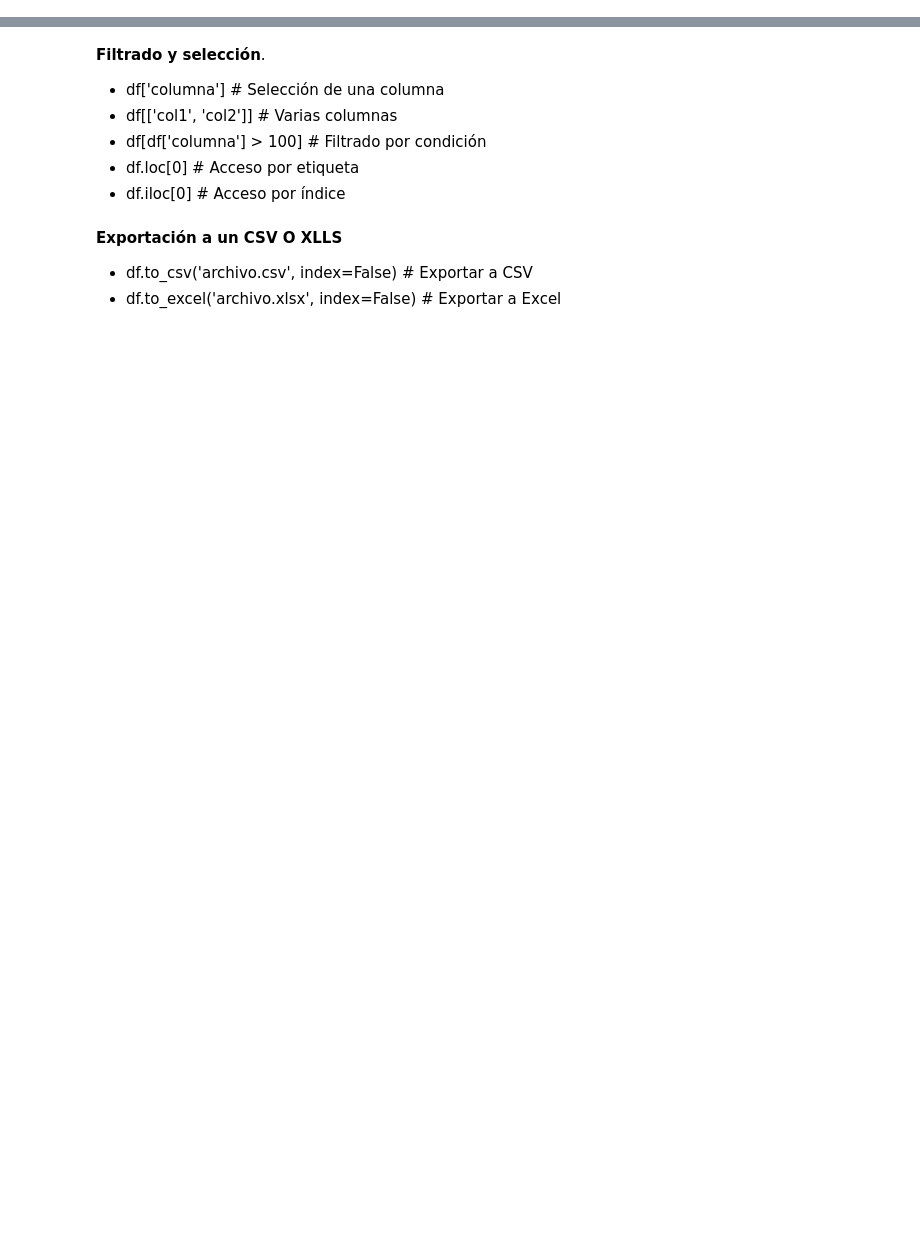
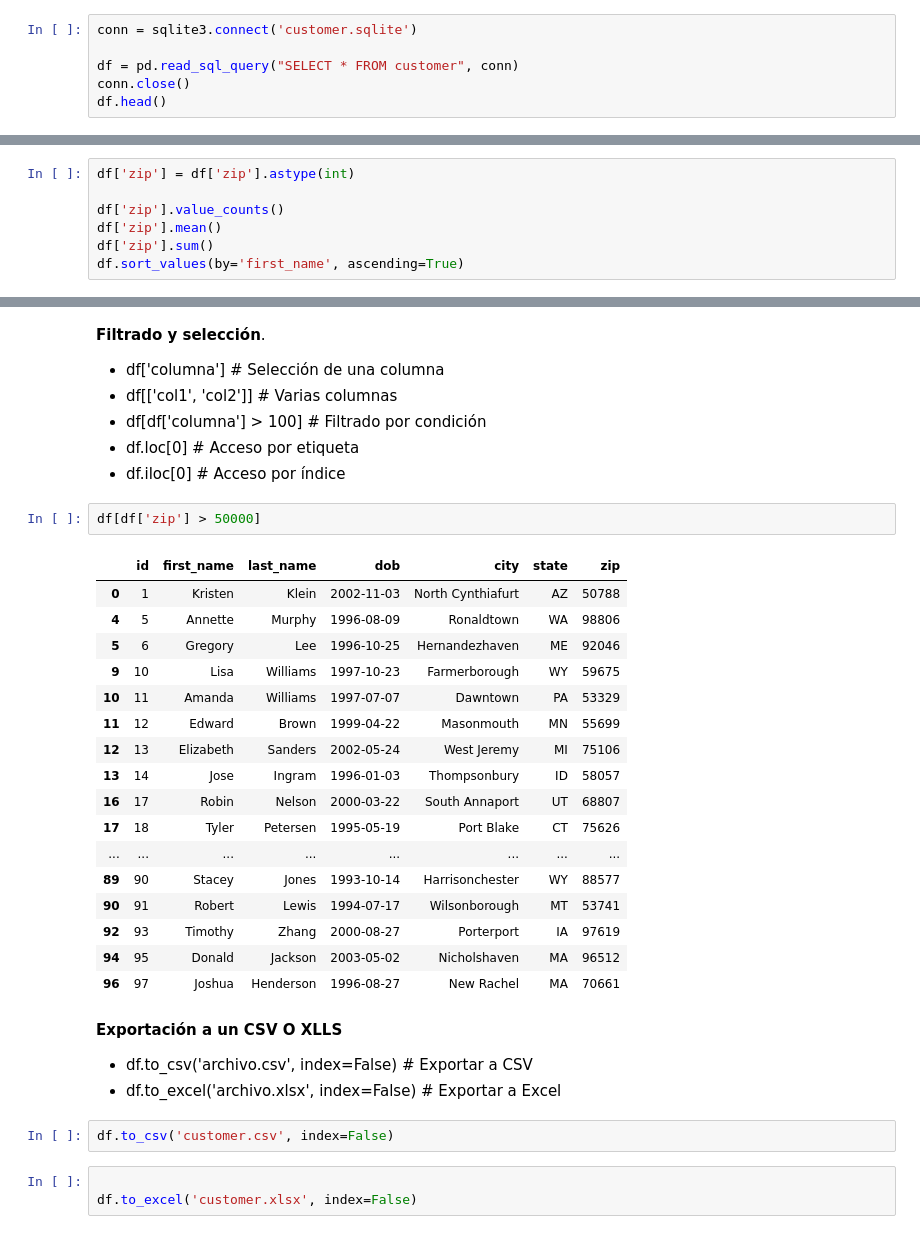
Before and after one commit to sr-roboto/introduccion_pandas, a Jupyter notebook: index.ipynb, the cells around one changed output, grey strips where cells are left out. Drawn from its saved outputs; the diff is of its cells as text; blank space fills up the shorter version.

```diff
--- a/index.ipynb
+++ b/index.ipynb
@@ -20,2 +41,8 @@ Ahora que ya tenemos nuestro datasets, vamos a utilizar pandas para leer nuestro
 # %% [markdown]
 Ahora utilizaremos el metodo `pd.read_sql_query()` para leer el datasets y lo guardaremos en una variable llamada df(DataFrame)
+# %%
+conn = sqlite3.connect('customer.sqlite')
+
+df = pd.read_sql_query("SELECT * FROM customer", conn)
+conn.close()
+df.head()
@@ -78,3 +186,10 @@ Al aplicar df.describe() a un DataFrame, obtendrás una tabla resumen que incluy
 * df['columna'].mean()             # Media
 * df['columna'].sum()              # Suma
 * df.sort_values('columna')        # Ordenar por columna
+# %%
+df['zip'] = df['zip'].astype(int)
+
+df['zip'].value_counts()
+df['zip'].mean()
+df['zip'].sum()
+df.sort_values(by='first_name', ascending=True)
@@ -85,9 +214,34 @@ Al aplicar df.describe() a un DataFrame, obtendrás una tabla resumen que incluy
 * df[df['columna'] > 100]           # Filtrado por condición
 * df.loc[0]                         # Acceso por etiqueta
 * df.iloc[0]                        # Acceso por índice
+# %%
+df[df['zip'] > 50000]
+# %% [output]
+|  | id | first_name | last_name | dob | city | state | zip |
+| 0 | 1 | Kristen | Klein | 2002-11-03 | North Cynthiafurt | AZ | 50788 |
+| 4 | 5 | Annette | Murphy | 1996-08-09 | Ronaldtown | WA | 98806 |
+| 5 | 6 | Gregory | Lee | 1996-10-25 | Hernandezhaven | ME | 92046 |
+| 9 | 10 | Lisa | Williams | 1997-10-23 | Farmerborough | WY | 59675 |
+| 10 | 11 | Amanda | Williams | 1997-07-07 | Dawntown | PA | 53329 |
+| 11 | 12 | Edward | Brown | 1999-04-22 | Masonmouth | MN | 55699 |
+| 12 | 13 | Elizabeth | Sanders | 2002-05-24 | West Jeremy | MI | 75106 |
+| 13 | 14 | Jose | Ingram | 1996-01-03 | Thompsonbury | ID | 58057 |
+| 16 | 17 | Robin | Nelson | 2000-03-22 | South Annaport | UT | 68807 |
+| 17 | 18 | Tyler | Petersen | 1995-05-19 | Port Blake | CT | 75626 |
+| ... | ... | ... | ... | ... | ... | ... | ... |
+| 89 | 90 | Stacey | Jones | 1993-10-14 | Harrisonchester | WY | 88577 |
+| 90 | 91 | Robert | Lewis | 1994-07-17 | Wilsonborough | MT | 53741 |
+| 92 | 93 | Timothy | Zhang | 2000-08-27 | Porterport | IA | 97619 |
+| 94 | 95 | Donald | Jackson | 2003-05-02 | Nicholshaven | MA | 96512 |
+| 96 | 97 | Joshua | Henderson | 1996-08-27 | New Rachel | MA | 70661 |
 # %% [markdown]
 **Exportación a un CSV O XLLS**
 
 
 * df.to_csv('archivo.csv', index=False)         # Exportar a CSV
 * df.to_excel('archivo.xlsx', index=False)      # Exportar a Excel
+# %%
+df.to_csv('customer.csv', index=False)
+# %%
+
+df.to_excel('customer.xlsx', index=False)
```
Also changed, not shown: parts of 13 cells of this notebook, 2 other files.
